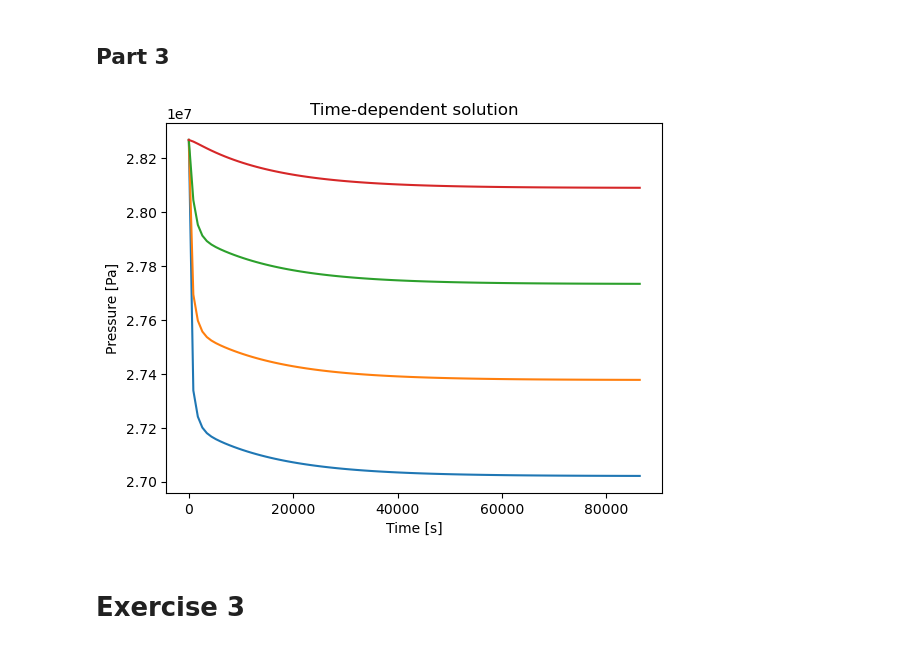
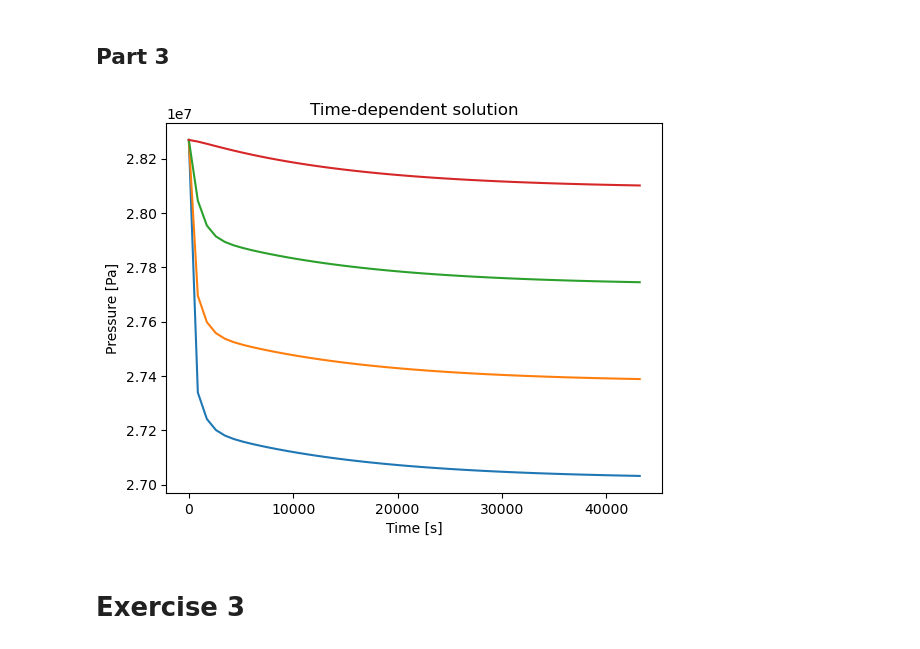
Before and after one commit to simengaasland/MOD510-Projects, a Jupyter notebook: Project 2/Project2_Report.ipynb, the cells around one changed output. Cells and saved outputs as stored; diff of their text form; code cells hidden in the pictures.

```diff
--- a/Project 2/Project2_Report.ipynb
+++ b/Project 2/Project2_Report.ipynb
@@ -637,7 +693,8 @@ class PressureSolver:
 $$\textcolor{red}{\text{Need some explainations}}$$
 # %%
 ps = PressureSolver(N = 4, dt = 0.01)
-ps.set_up_matrix_for_time_dependent(print_A = True)
+ps.set_up_matrix_for_time_dependent()
+print(ps.A)
 # %% [output]
 [[ 5.28702460e+03 -5.28602460e+03  0.00000000e+00  0.00000000e+00]
  [-9.42633218e+01  1.89526644e+02 -9.42633218e+01  0.00000000e+00]
@@ -646,8 +703,8 @@ ps.set_up_matrix_for_time_dependent(print_A = True)
 # %% [markdown]
 ## Part 3
 # %%
-ps.solve_time_dependent(days = 1)
+ps.solve_time_dependent()
 # %% [output]
-[figure, old version]
+[figure, new version]
 # %% [markdown]
 # Exercise 3
```
Also changed, not shown: parts of 6 cells of this notebook.
